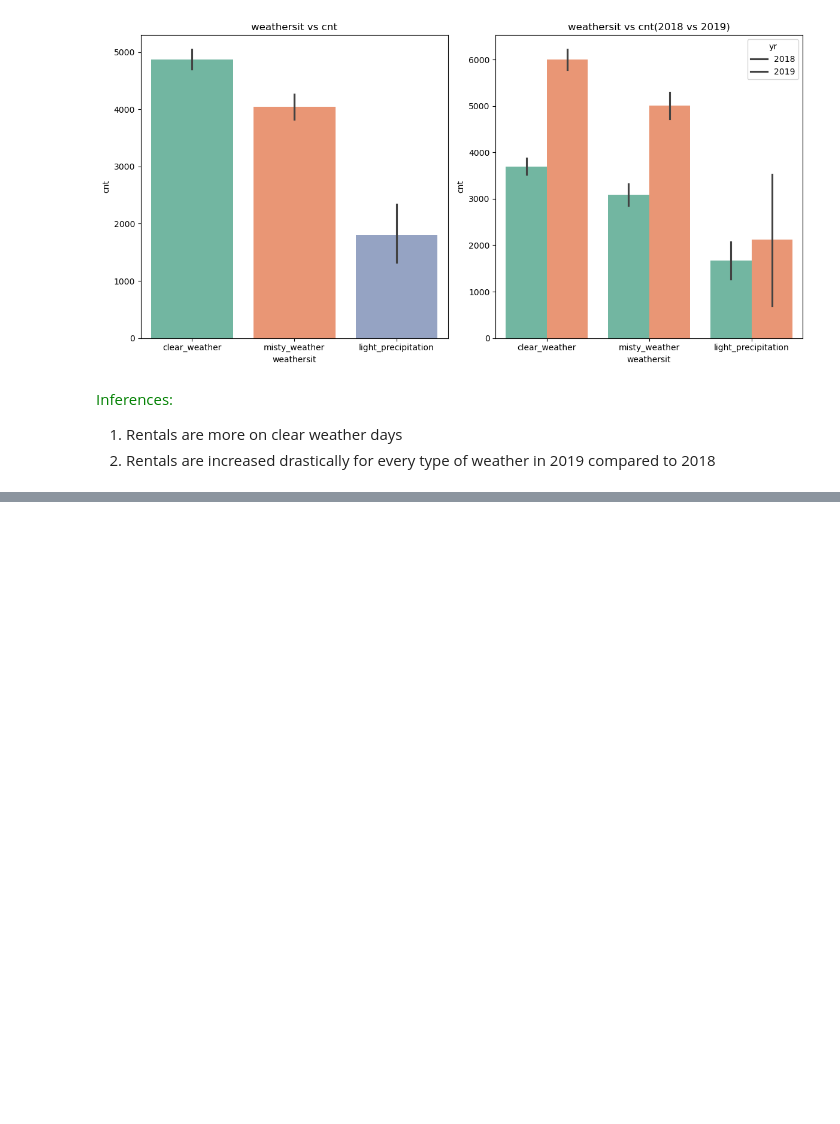
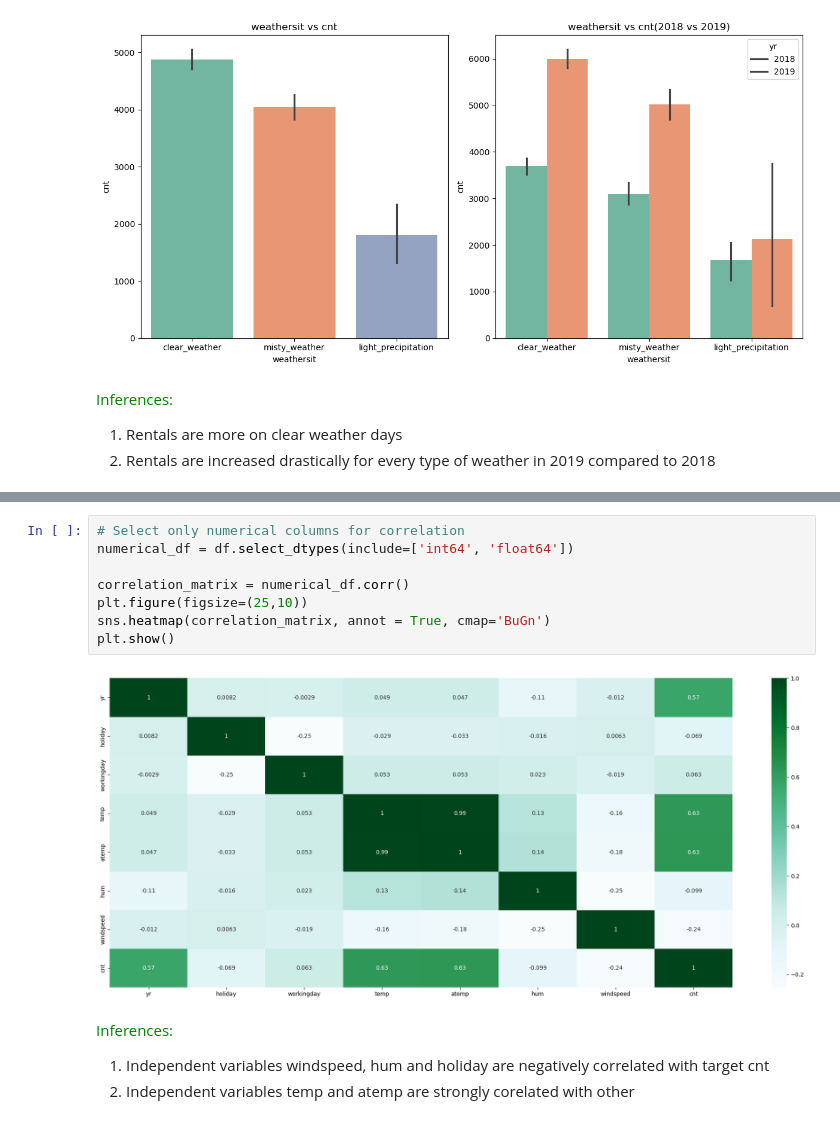
Before and after one commit to sunilkumarrudragada/bike-sharing-linear-regression, a Jupyter notebook: bike_sharing_linear_regression.ipynb, the cells around one changed output, grey strips where cells are left out. Cells and saved outputs as stored; diff of their text form; blank space fills up the shorter version.

```diff
--- a/bike_sharing_linear_regression.ipynb
+++ b/bike_sharing_linear_regression.ipynb
@@ -310,0 +326,15 @@ plot_bar_graphs_vs_cnt('weathersit')
+# %%
+# Select only numerical columns for correlation
+numerical_df = df.select_dtypes(include=['int64', 'float64'])
+
+correlation_matrix = numerical_df.corr()
+plt.figure(figsize=(25,10))
+sns.heatmap(correlation_matrix, annot = True, cmap='BuGn')
+plt.show()
+# %% [output]
+[figure, added]
+# %% [markdown]
+<span style="color:green">Inferences: </br>
+1. Independent variables windspeed, hum and holiday are negatively correlated with target cnt </br>
+2. Independent variables temp and atemp are strongly corelated with other
+</span>
```
Also changed, not shown: parts of 4 cells of this notebook.
